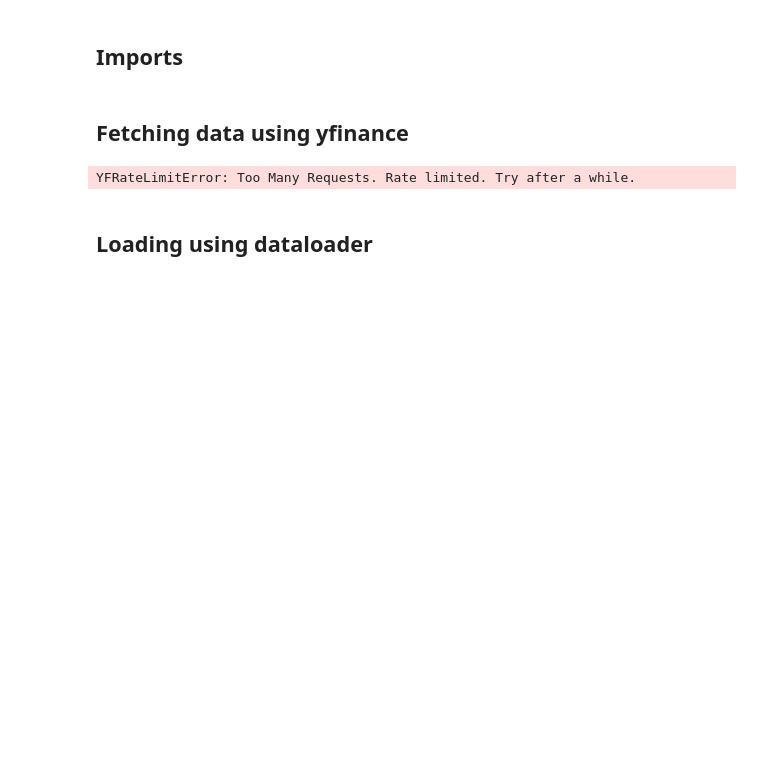
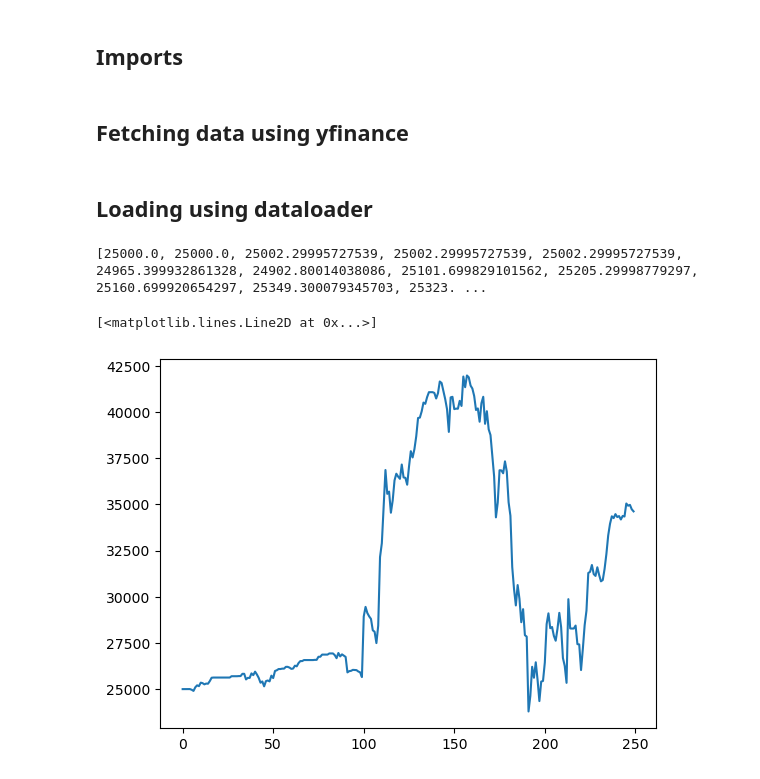
Before and after one commit to hankrugg/stocktester, a Jupyter notebook: examples/example01.ipynb, the cells around one changed output. Drawn from its saved outputs; the diff is of its cells as text; code cells hidden in the pictures; blank space fills up the shorter version.

```diff
--- a/examples/example01.ipynb
+++ b/examples/example01.ipynb
@@ -28,12 +28,6 @@ historical_data = ticker.history(period="1y")  # data for the last year
 data = historical_data.reset_index()
 data.rename(columns = {'Date':'timestamp', 'Open': 'open', 'High': 'high', 'Low': 'low', 'Close': 'close', 'Volume': 'volume'}, inplace = True)
 data.drop(['Dividends', 'Stock Splits'], axis = 1, inplace = True)
-
-
-from backtrader.backtesting.data.data_loader import MarketData
-market_data = MarketData(data)
-# %% [output]
-YFRateLimitError: Too Many Requests. Rate limited. Try after a while.
 # %% [markdown]
 ## Loading using dataloader
 # %%
@@ -61,8 +55,18 @@ class SimpleBacktester(Backtester):
         self.last_price = current_price
         return decision
 # %%
-# Run backtest
-tester = SimpleBacktester(data)
+from backtrader.backtesting.data.data_loader import MarketData
+
+market_data = MarketData(data)  # wrap the DataFrame properly
+tester = SimpleBacktester(market_data)
 results = tester.run_simulation()
-
 print(results)
+# %% [output]
+[25000.0, 25000.0, 25002.29995727539, 25002.29995727539, 25002.29995727539, 24965.399932861328, 24902.80014038086, 25101.699829101562, 25205.29998779297, 25160.699920654297, 25349.300079345703, 25323. ...
+# %%
+import matplotlib.pyplot as plt
+
+plt.plot(results)
+# %% [output]
+[<matplotlib.lines.Line2D at 0x...>]
+[figure, added]
```
